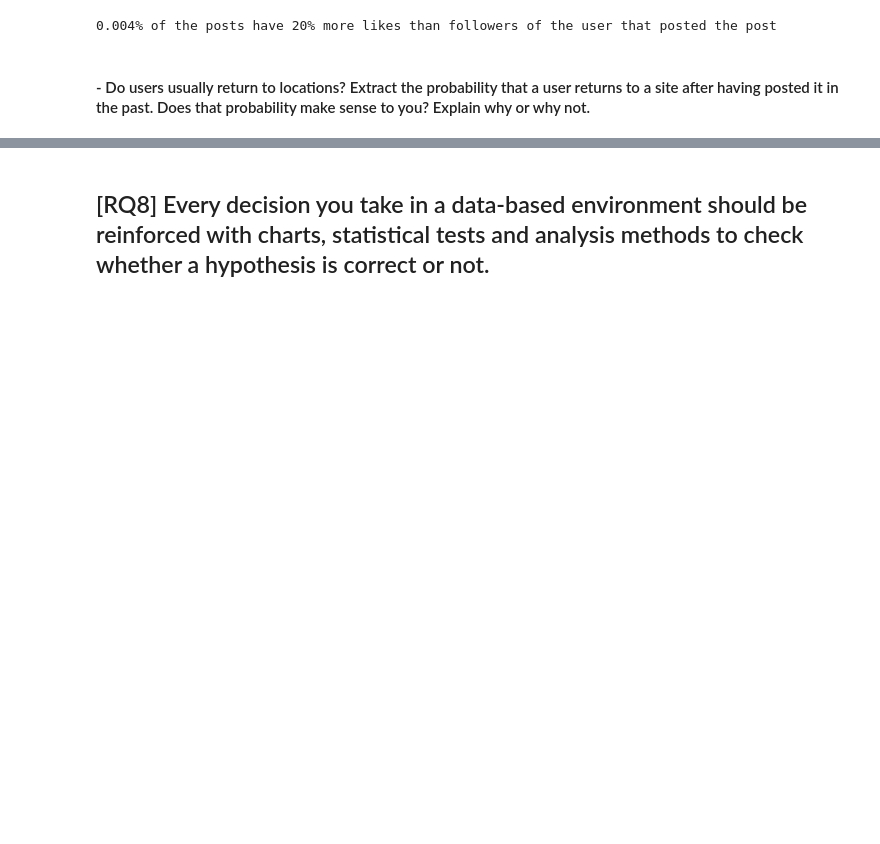
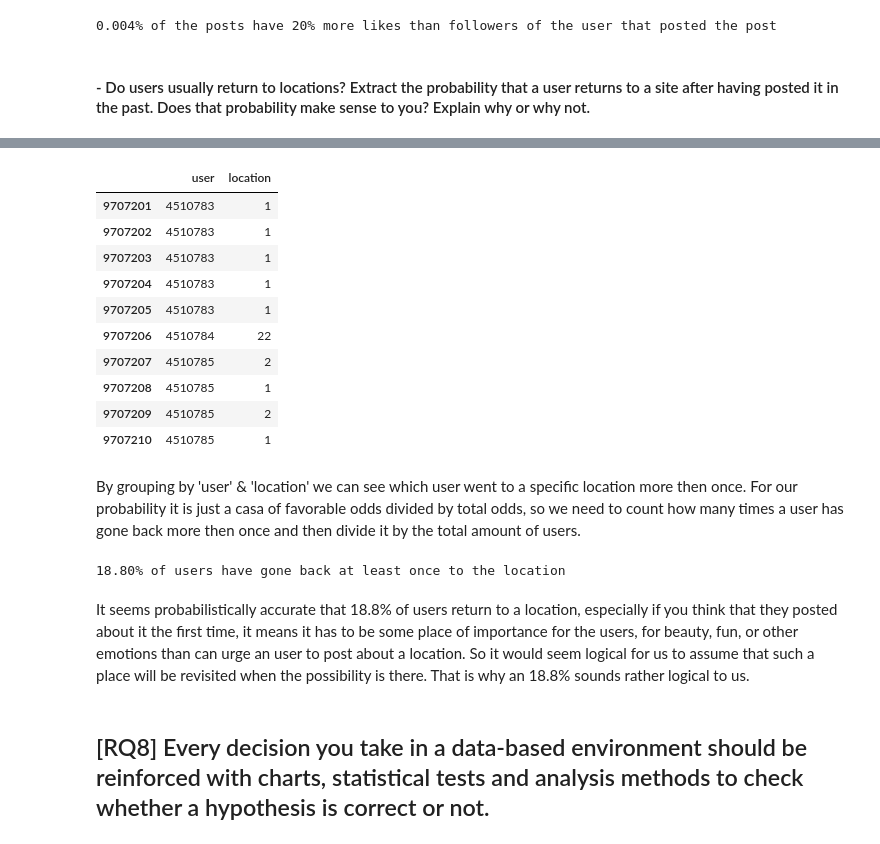
Before and after one commit to Vah1d/ADM-HW2, a Jupyter notebook: HW2.ipynb, the cells around one changed output, grey strips where cells are left out. Drawn from its saved outputs; the diff is of its cells as text; code cells hidden in the pictures; blank space fills up the shorter version.

```diff
--- a/HW2.ipynb
+++ b/HW2.ipynb
@@ -383,3 +420,27 @@ fs.probQ7(result)
+# %%
+summary = new_df.groupby(['user','location'], as_index = False)['location'].count()
+summary.tail(10)
+# %% [output]
+|  | user | location |
+| 9707201 | 4510783 | 1 |
+| 9707202 | 4510783 | 1 |
+| 9707203 | 4510783 | 1 |
+| 9707204 | 4510783 | 1 |
+| 9707205 | 4510783 | 1 |
+| 9707206 | 4510784 | 22 |
+| 9707207 | 4510785 | 2 |
+| 9707208 | 4510785 | 1 |
+| 9707209 | 4510785 | 2 |
+| 9707210 | 4510785 | 1 |
+# %% [markdown]
+By grouping by 'user' & 'location' we can see which user went to a specific location more then once. For our probability it is just a casa of favorable odds divided by total odds, so we need to count how many times a user has gone back more then once and then divide it by the total amount of users.
+# %%
+probability = sum(summary['location'] > 1)/len(summary['user'])
+print('{0:.2%} of users have gone back at least once to the location'.format(round(probability,3)))
+# %% [output]
+18.80% of users have gone back at least once to the location
+# %% [markdown]
+It seems probabilistically accurate that 18.8% of users return to a location, especially if you think that they posted about it the first time, it means it has to be some place of importance for the users, for beauty, fun, or other emotions than can urge an user to post about a location. So it would seem logical for us to assume that such a place will be revisited when the possibility is there. That is why an 18.8% sounds rather logical to us.
 # %% [markdown]
 ## [RQ8] Every decision you take in a data-based environment should be reinforced with charts, statistical tests and analysis methods to check whether a hypothesis is correct or not.
 # %% [markdown]
```
Also changed, not shown: parts of 7 cells of this notebook.
